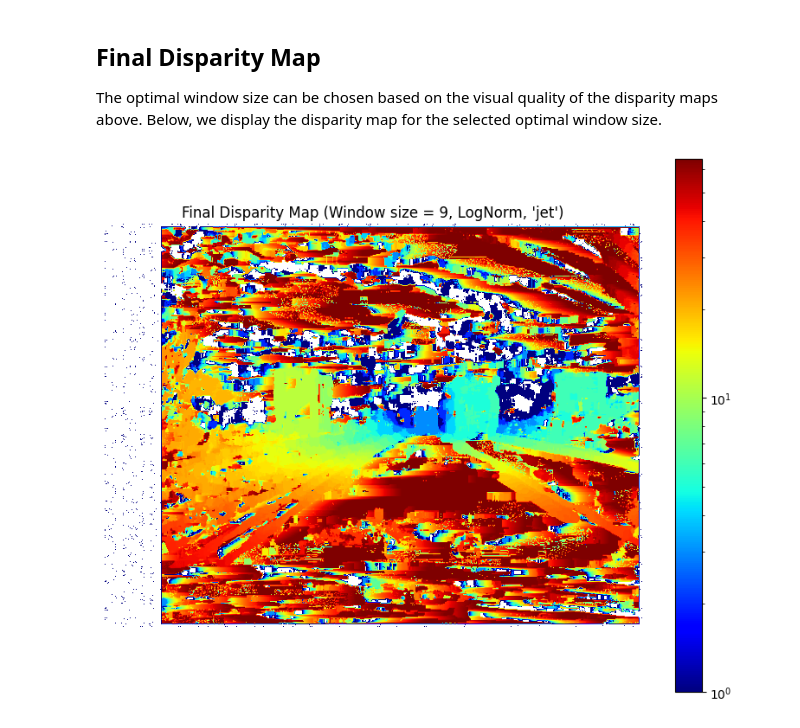
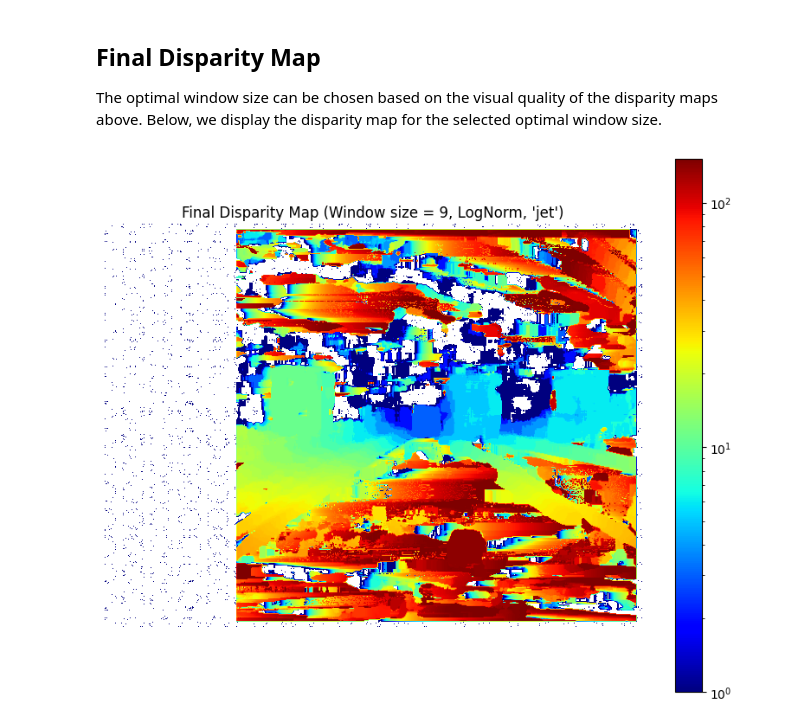
Before and after one commit to LGerstla01/ASPSU-Projects, a Jupyter notebook: Perception/Projekt/2 Stereo Disparity Map.ipynb, the cells around one changed output. Cells and saved outputs as stored; diff of their text form; code cells hidden in the pictures.

```diff
--- a/Perception/Projekt/2 Stereo Disparity Map.ipynb
+++ b/Perception/Projekt/2 Stereo Disparity Map.ipynb
@@ -66,12 +66,11 @@ def compute_disparity_ncc_opencv(img_left, img_right, max_disp=64, window_size=9
 
 # Try different window sizes to find optimal one
 window_sizes = [5, 9, 15, 21, 31]
-#window_sizes = [5, 9,21]
 
 disparity_maps = []
 for ws in window_sizes:
     print(f"Computing disparity map with window size {ws} using OpenCV matchTemplate...")
-    disp = compute_disparity_ncc_opencv(img_left, img_right, min_disp = 10, max_disp=150, window_size=ws)
+    disp = compute_disparity_ncc_opencv(img_left, img_right, max_disp=150, window_size=ws)
     disparity_maps.append(disp)
 # %% [output]
 Computing disparity map with window size 5 using OpenCV matchTemplate...
@@ -101,14 +100,14 @@ plt.show()
 The optimal window size can be chosen based on the visual quality of the disparity maps above. Below, we display the disparity map for the selected optimal window size.
 # %%
 # Select optimal window size (e.g., 9)
-optimal_idx = 1  # window_size=9
+optimal_idx = 2  # window_size=9
 optimal_disp = disparity_maps[optimal_idx]
 
 plt.figure(figsize=(10, 8))
 plt.imshow(optimal_disp, cmap='jet', norm=LogNorm(vmin=1, vmax=np.max(optimal_disp)+1))
 plt.title("Final Disparity Map (Window size = 9, LogNorm, 'jet')")
 plt.axis('off')
 plt.colorbar()
 plt.show()
 # %% [output]
-[figure, old version]
+[figure, new version]
```
Also changed, not shown: 1 other file.
